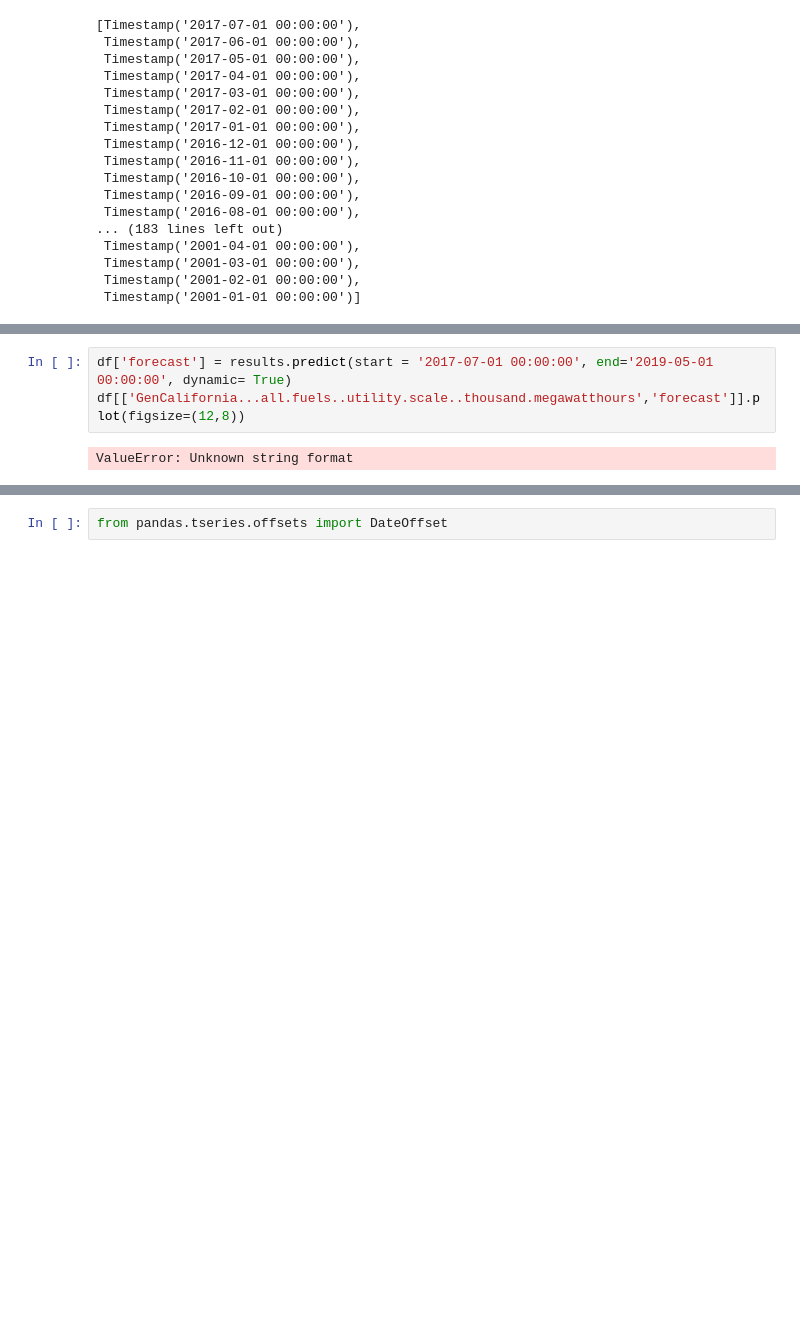
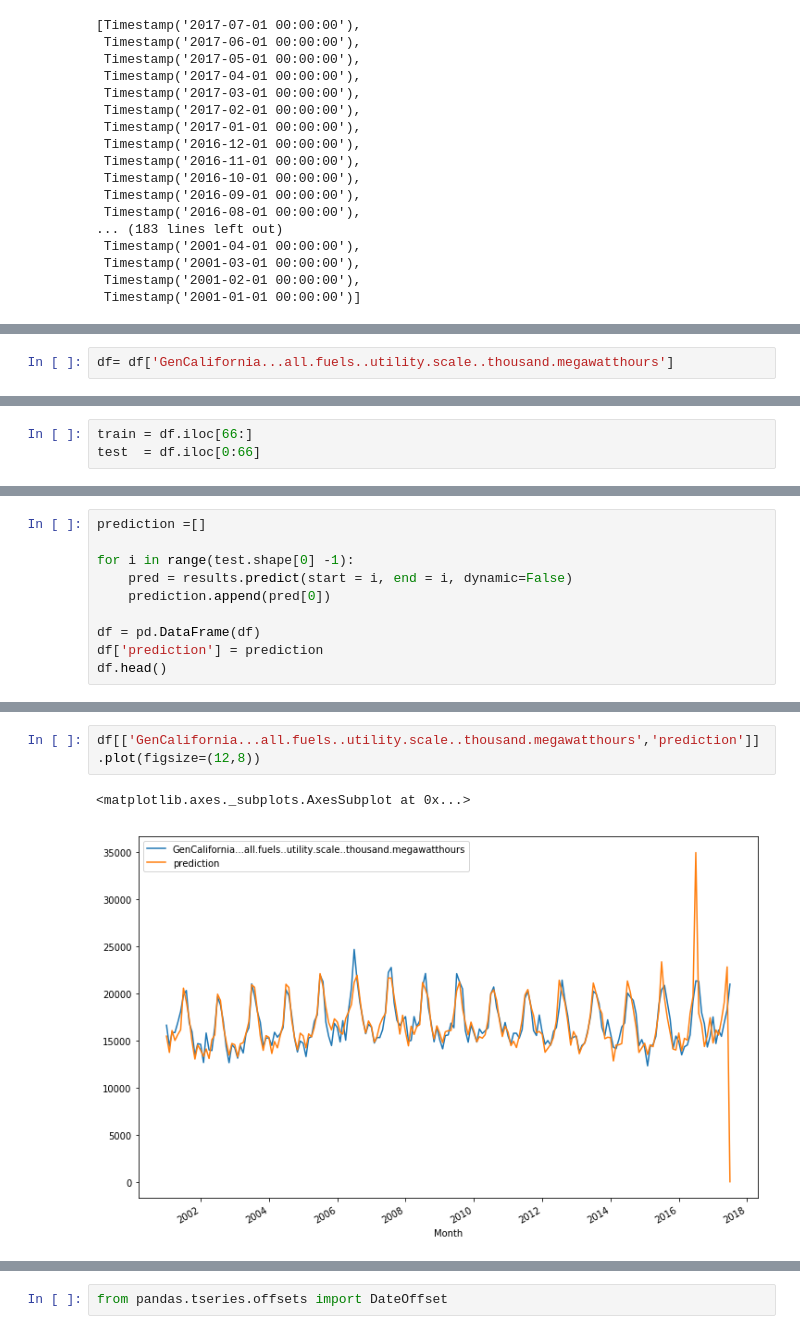
Before and after one commit to negarfazeli/energy-prediction, a Jupyter notebook: Ahmed/ARIMA & S-ARIMA.ipynb, the cells around one changed output, grey strips where cells are left out. Saved outputs shown, nothing was run; the diff lists cells and outputs as text; blank space fills up the shorter version.

Commit message:
working version without test data

```diff
--- a/Ahmed/ARIMA & S-ARIMA.ipynb
+++ b/Ahmed/ARIMA & S-ARIMA.ipynb
@@ -330,0 +372,2 @@ Warnings:
+# %%
+df= df['GenCalifornia...all.fuels..utility.scale..thousand.megawatthours']
@@ -330,0 +388,3 @@ Warnings:
+# %%
+train = df.iloc[66:]
+test  = df.iloc[0:66]
@@ -330,0 +431,10 @@ Warnings:
+# %%
+prediction =[]
+
+for i in range(test.shape[0] -1):
+    pred = results.predict(start = i, end = i, dynamic=False)
+    prediction.append(pred[0])
+
+df = pd.DataFrame(df)
+df['prediction'] = prediction
+df.head()
@@ -331,5 +449,5 @@ Warnings:
 # %%
-df['forecast'] = results.predict(start = '2017-07-01 00:00:00', end='2019-05-01 00:00:00', dynamic= True)
-df[['GenCalifornia...all.fuels..utility.scale..thousand.megawatthours','forecast']].plot(figsize=(12,8))
+df[['GenCalifornia...all.fuels..utility.scale..thousand.megawatthours','prediction']].plot(figsize=(12,8))
 # %% [output]
-ValueError: Unknown string format
+<matplotlib.axes._subplots.AxesSubplot at 0x...>
+[figure, added]
```
Also changed, not shown: parts of 17 cells of this notebook.
